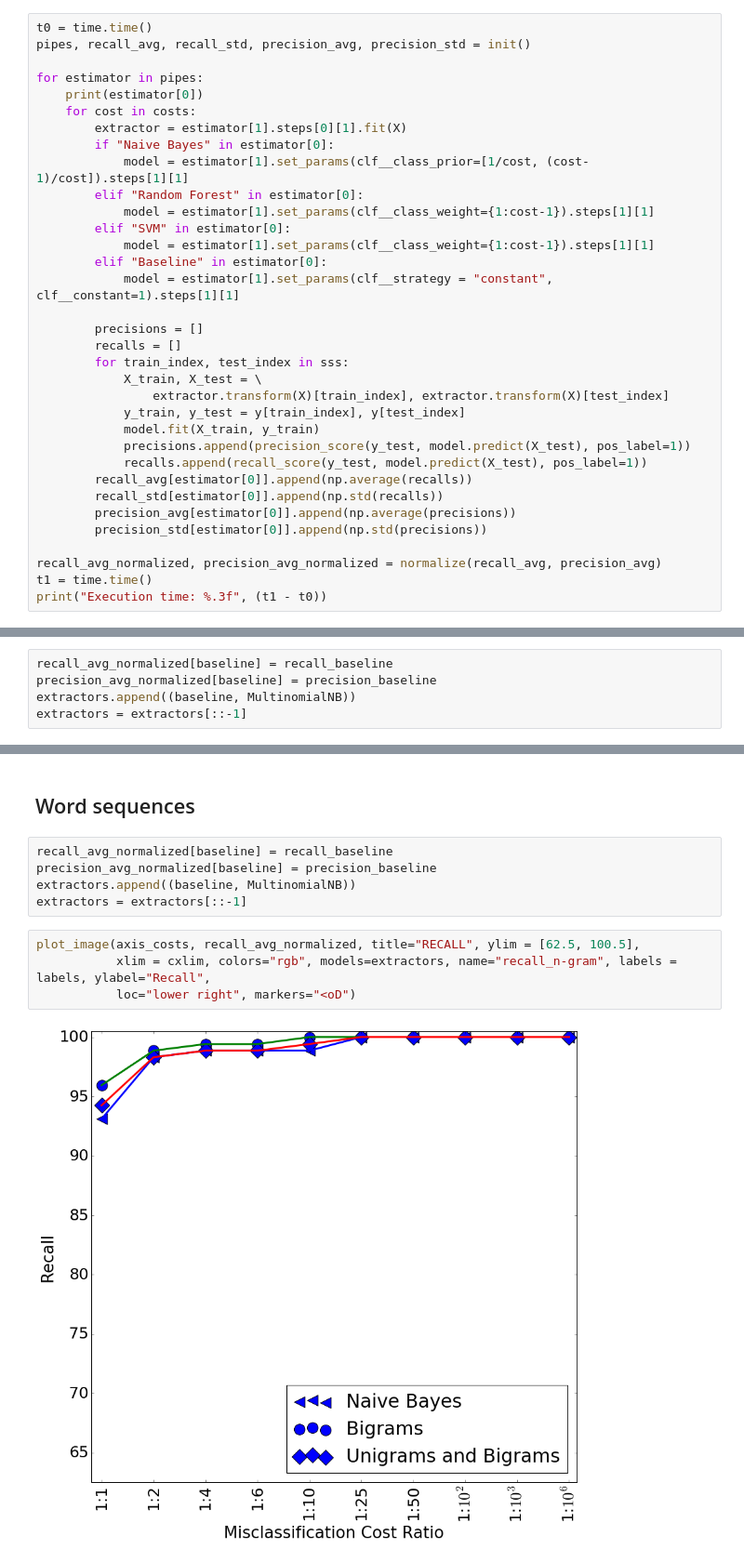
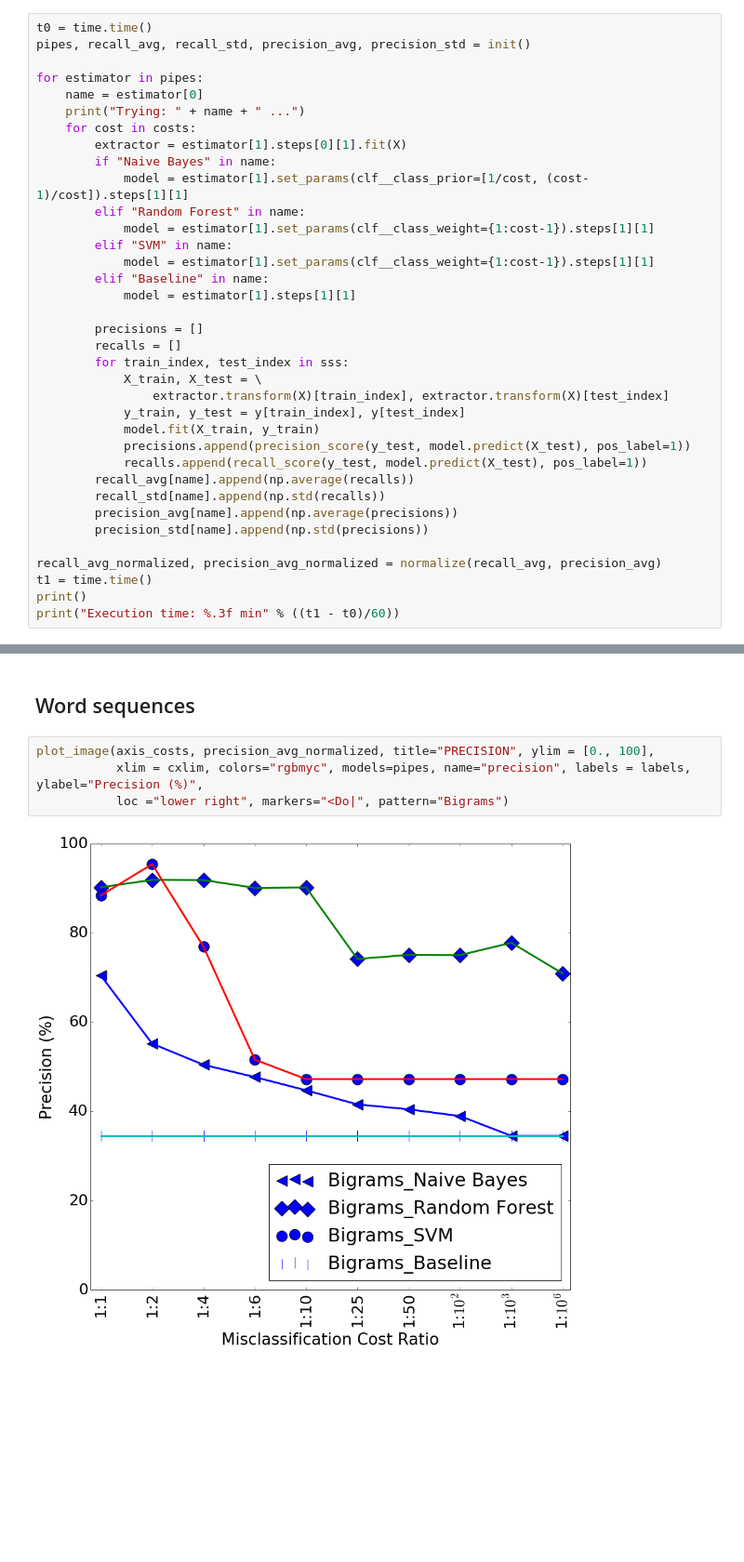
Before and after one commit to borjaeg/thete, a Jupyter notebook: Paper.ipynb, the cells around one changed output, grey strips where cells are left out. Shown: that part at 93% size. Cells and saved outputs as stored; diff of their text form; blank space fills up the shorter version.

```diff
--- a/Paper.ipynb
+++ b/Paper.ipynb
@@ -195,17 +203,18 @@ t0 = time.time()
 pipes, recall_avg, recall_std, precision_avg, precision_std = init()
 
 for estimator in pipes:
-    print(estimator[0])
+    name = estimator[0]
+    print("Trying: " + name + " ...")
     for cost in costs:
         extractor = estimator[1].steps[0][1].fit(X)
-        if "Naive Bayes" in estimator[0]:
+        if "Naive Bayes" in name:
             model = estimator[1].set_params(clf__class_prior=[1/cost, (cost-1)/cost]).steps[1][1]
-        elif "Random Forest" in estimator[0]:
+        elif "Random Forest" in name:
             model = estimator[1].set_params(clf__class_weight={1:cost-1}).steps[1][1]
-        elif "SVM" in estimator[0]:
+        elif "SVM" in name:
             model = estimator[1].set_params(clf__class_weight={1:cost-1}).steps[1][1]
-        elif "Baseline" in estimator[0]:
-            model = estimator[1].set_params(clf__strategy = "constant", clf__constant=1).steps[1][1]
+        elif "Baseline" in name:
+            model = estimator[1].steps[1][1]
 
         precisions = []
         recalls = []
@@ -216,11 +225,12 @@ for estimator in pipes:
             model.fit(X_train, y_train)
             precisions.append(precision_score(y_test, model.predict(X_test), pos_label=1))
             recalls.append(recall_score(y_test, model.predict(X_test), pos_label=1))
-        recall_avg[estimator[0]].append(np.average(recalls))
-        recall_std[estimator[0]].append(np.std(recalls))
-        precision_avg[estimator[0]].append(np.average(precisions))
-        precision_std[estimator[0]].append(np.std(precisions))
+        recall_avg[name].append(np.average(recalls))
+        recall_std[name].append(np.std(recalls))
+        precision_avg[name].append(np.average(precisions))
+        precision_std[name].append(np.std(precisions))
 
 recall_avg_normalized, precision_avg_normalized = normalize(recall_avg, precision_avg)
 t1 = time.time()
-print("Execution time: %.3f", (t1 - t0))
+print()
+print("Execution time: %.3f min" % ((t1 - t0)/60))
@@ -239,8 +267,3 @@ plot_image(axis_costs, precision_avg_normalized, title="PRECISION", ylim = [0, 1
 # %% [markdown]
 ## Stemming
-# %%
-recall_avg_normalized[baseline] = recall_baseline
-precision_avg_normalized[baseline] = precision_baseline
-extractors.append((baseline, MultinomialNB))
-extractors = extractors[::-1]
 # %%
@@ -258,13 +275,8 @@ plot_image(axis_costs, precision_avg_normalized, title="PRECISION", ylim = [30,
 # %% [markdown]
 ## Word sequences
-# %%
-recall_avg_normalized[baseline] = recall_baseline
-precision_avg_normalized[baseline] = precision_baseline
-extractors.append((baseline, MultinomialNB))
-extractors = extractors[::-1]
 # %%
-plot_image(axis_costs, recall_avg_normalized, title="RECALL", ylim = [62.5, 100.5],
-           xlim = cxlim, colors="rgb", models=extractors, name="recall_n-gram", labels = labels, ylabel="Recall",
-           loc="lower right", markers="<oD")
+plot_image(axis_costs, precision_avg_normalized, title="PRECISION", ylim = [0., 100],
+           xlim = cxlim, colors="rgbmyc", models=pipes, name="precision", labels = labels, ylabel="Precision (%)",
+           loc ="lower right", markers="<Do|", pattern="Bigrams")
 # %% [output]
-[figure, old version]
+[figure, new version]
```
Also changed, not shown: parts of 11 cells of this notebook.
